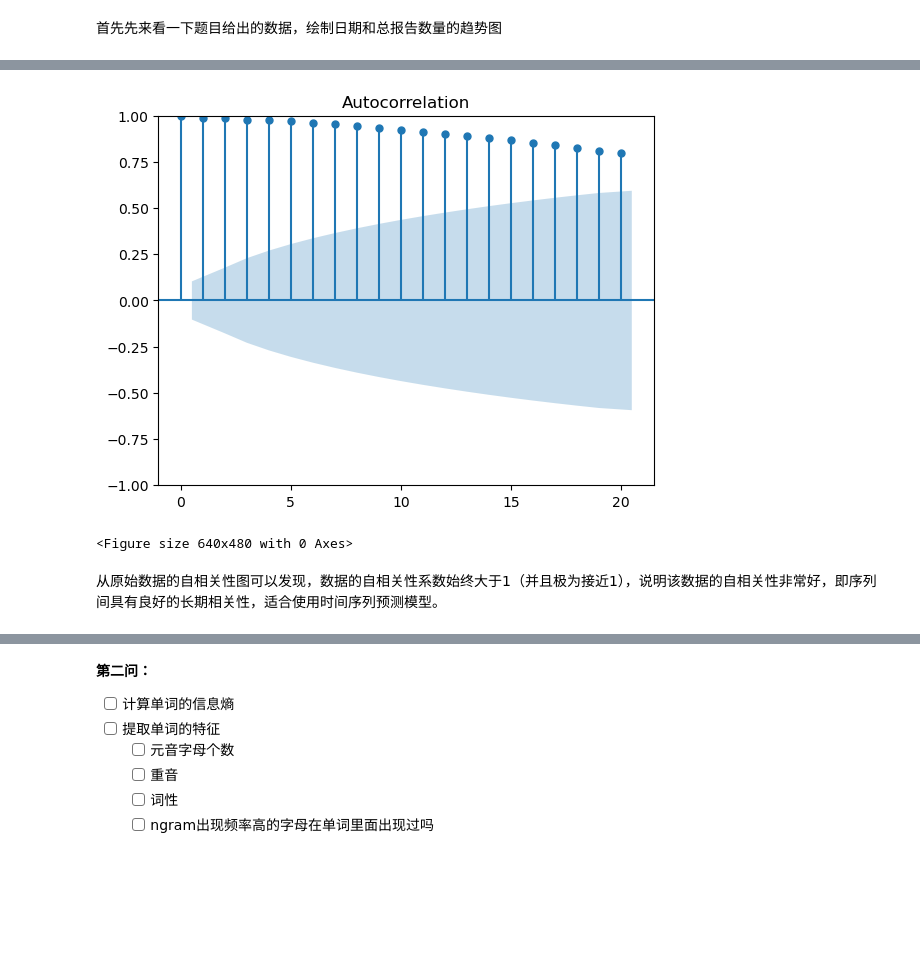
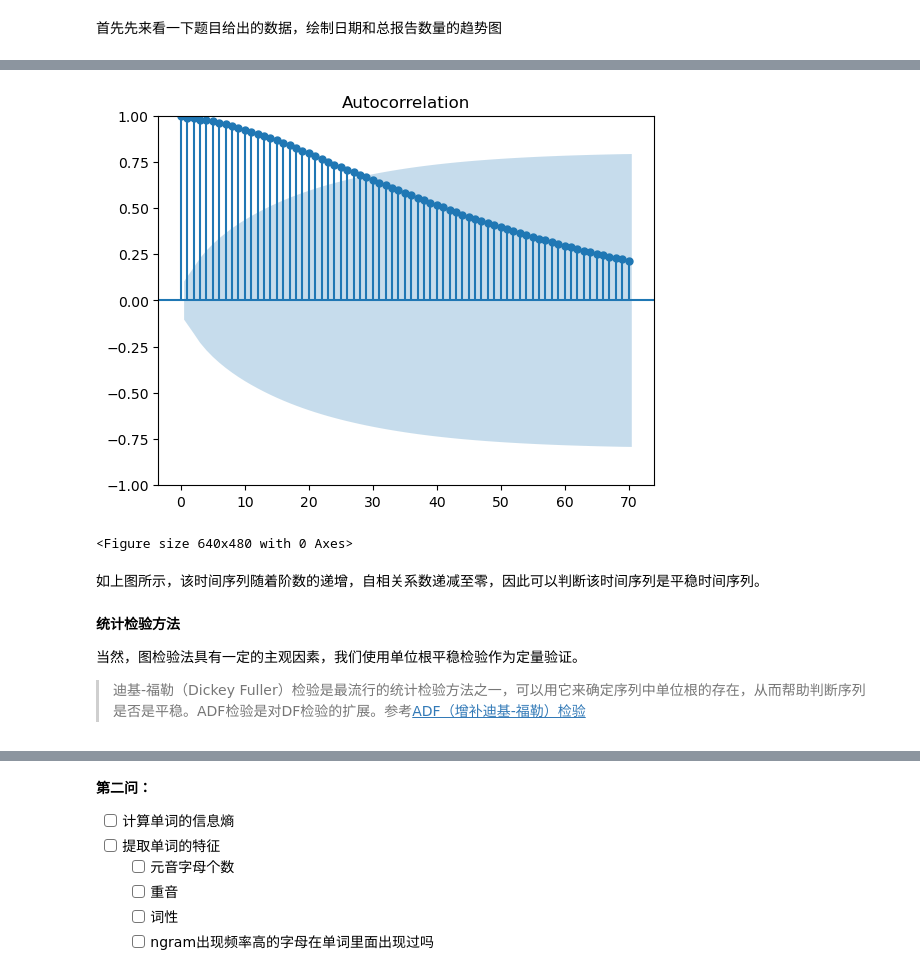
Before and after one commit to hrQAQ/wordle, a Jupyter notebook: wordle.ipynb, the cells around one changed output, grey strips where cells are left out. Drawn from its saved outputs; the diff is of its cells as text; code cells hidden in the pictures; blank space fills up the shorter version.

```diff
--- a/wordle.ipynb
+++ b/wordle.ipynb
@@ -85,10 +109,16 @@ plt.savefig(os.path.join(IMG_DIR, "arima.png"))
 # %%
 # 绘制自相关图
-tsaplots.plot_acf(total_num_repo, lags=20)   # lags为滞后阶数
+tsaplots.plot_acf(total_num_repo, lags=70)   # lags为滞后阶数
 plt.show()
 plt.savefig(os.path.join(IMG_DIR, "arima_acf.png"))
 # %% [output]
-[figure, old version]
+[figure, new version]
 <Figure size 640x480 with 0 Axes>
-# %% [markdown]
-从原始数据的自相关性图可以发现，数据的自相关性系数始终大于1（并且极为接近1），说明该数据的自相关性非常好，即序列间具有良好的长期相关性，适合使用时间序列预测模型。
+# %% [markdown]
+如上图所示，该时间序列随着阶数的递增，自相关系数递减至零，因此可以判断该时间序列是平稳时间序列。
+# %% [markdown]
+**统计检验方法**
+
+当然，图检验法具有一定的主观因素，我们使用单位根平稳检验作为定量验证。
+
+> 迪基-福勒（Dickey Fuller）检验是最流行的统计检验方法之一，可以用它来确定序列中单位根的存在，从而帮助判断序列是否是平稳。ADF检验是对DF检验的扩展。参考[ADF（增补迪基-福勒）检验](https://smilecoc.vip/2021/01/15/time_series_part2_stability/#ADF%EF%BC%88%E5%A2%9E%E8%A1%A5%E8%BF%AA%E5%9F%BA-%E7%A6%8F%E5%8B%92%EF%BC%89%E6%A3%80%E9%AA%8C)
```
Also changed, not shown: parts of 16 cells of this notebook, 1 other file.
